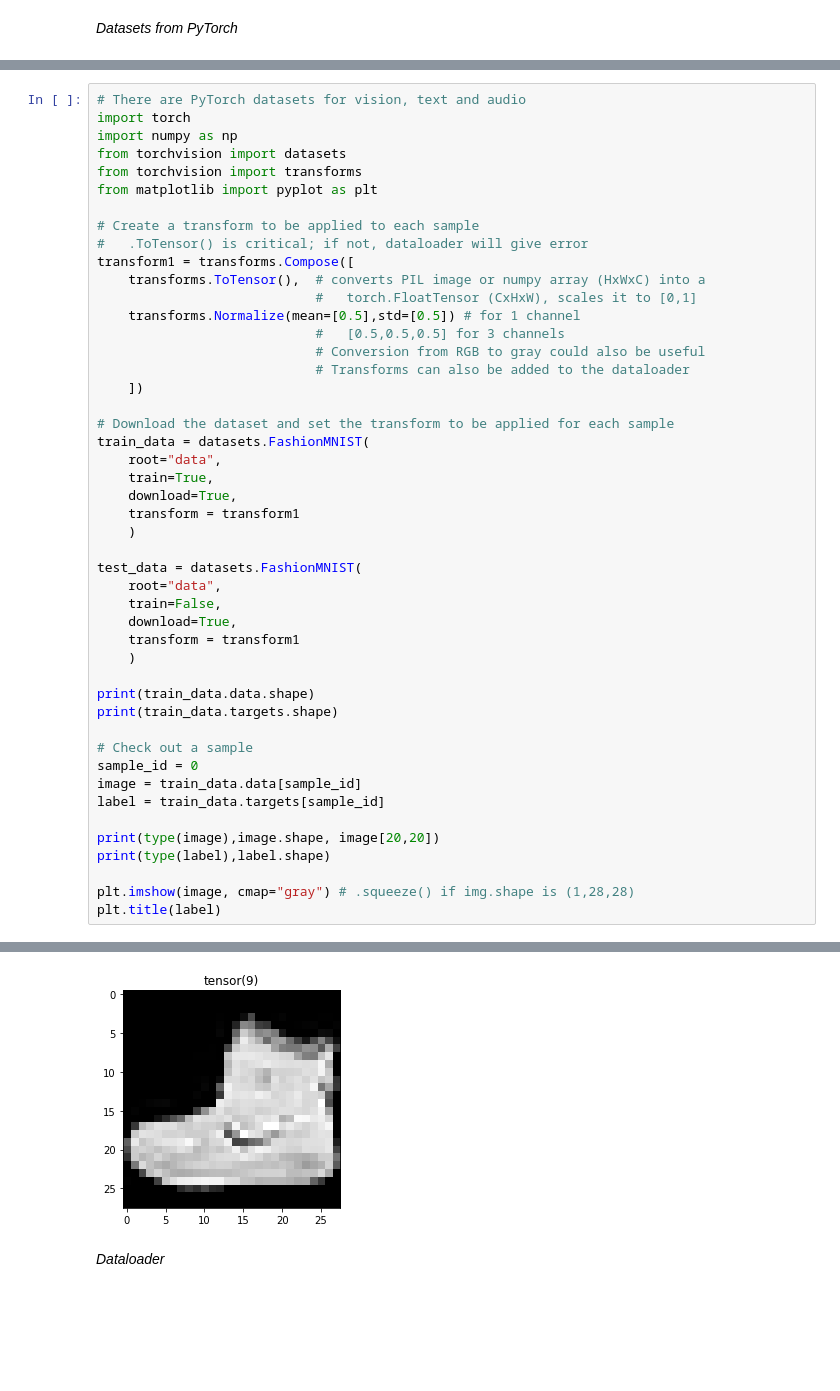
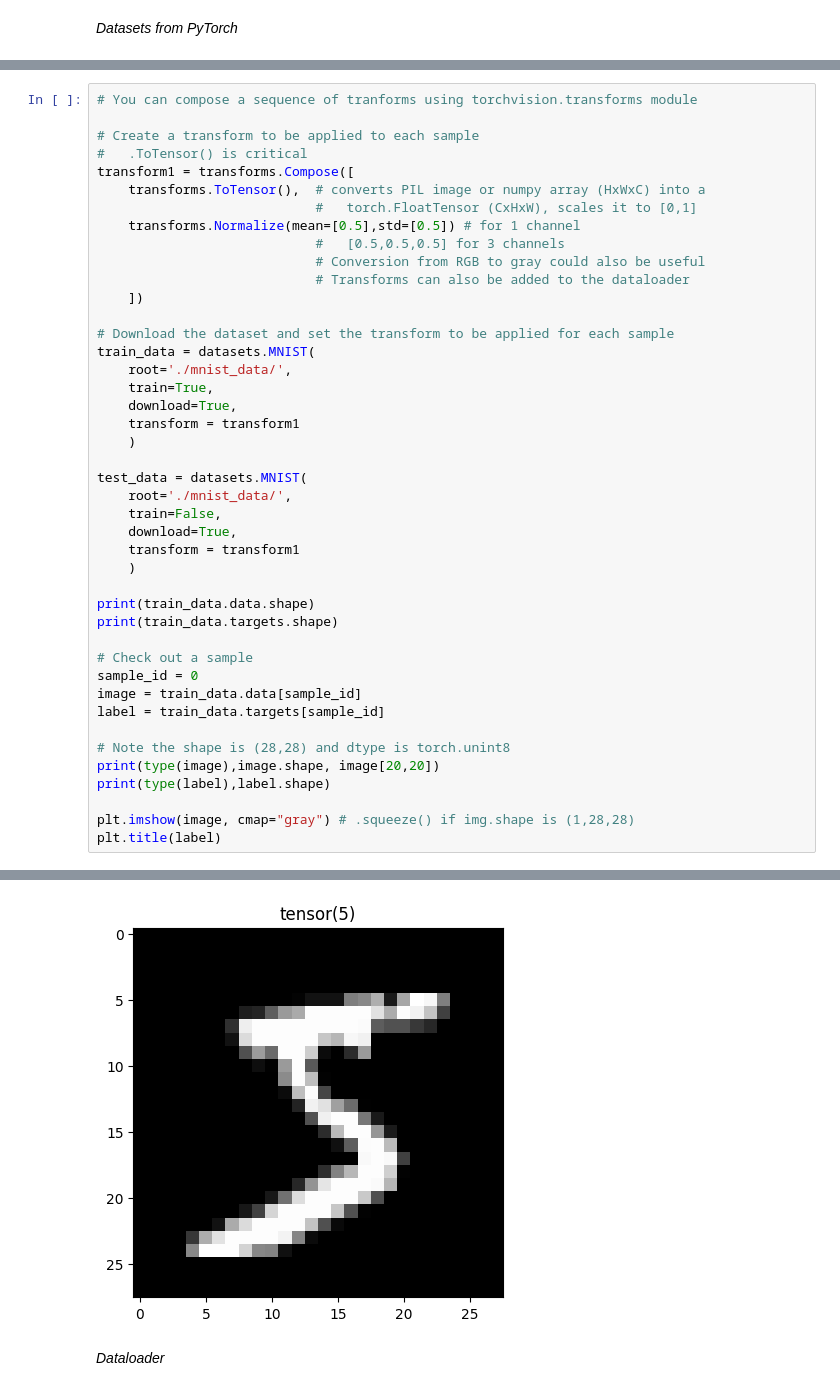
Before and after one commit to bahadirgunturk/PyTorch_notes, a Jupyter notebook: Notebooks/PyTorch_Set3_Datasets_Dataloaders.ipynb, the cells around one changed output, grey strips where cells are left out. Cells and saved outputs as stored; diff of their text form; blank space fills up the shorter version.

```diff
--- a/Notebooks/PyTorch_Set3_Datasets_Dataloaders.ipynb
+++ b/Notebooks/PyTorch_Set3_Datasets_Dataloaders.ipynb
@@ -7,13 +173,8 @@
 # %%
-# There are PyTorch datasets for vision, text and audio
-import torch
-import numpy as np
-from torchvision import datasets
-from torchvision import transforms
-from matplotlib import pyplot as plt
+# You can compose a sequence of tranforms using torchvision.transforms module
 
 # Create a transform to be applied to each sample
-#   .ToTensor() is critical; if not, dataloader will give error
+#   .ToTensor() is critical
 transform1 = transforms.Compose([
     transforms.ToTensor(),  # converts PIL image or numpy array (HxWxC) into a
                             #   torch.FloatTensor (CxHxW), scales it to [0,1]
@@ -24,15 +185,15 @@ transform1 = transforms.Compose([
     ])
 
 # Download the dataset and set the transform to be applied for each sample
-train_data = datasets.FashionMNIST(
-    root="data",
+train_data = datasets.MNIST(
+    root='./mnist_data/',
     train=True,
     download=True,
     transform = transform1
     )
 
-test_data = datasets.FashionMNIST(
-    root="data",
+test_data = datasets.MNIST(
+    root='./mnist_data/',
     train=False,
     download=True,
     transform = transform1
@@ -46,6 +207,7 @@ sample_id = 0
 image = train_data.data[sample_id]
 label = train_data.targets[sample_id]
 
+# Note the shape is (28,28) and dtype is torch.unint8
 print(type(image),image.shape, image[20,20])
 print(type(label),label.shape)
 
@@ -60,4 +222,4 @@ Text(0.5, 1.0, 'tensor(9)')
-[figure, old version]
+[figure, new version]
 # %% [markdown]
 *Dataloader*
 # %%
```
Also changed, not shown: parts of 11 cells of this notebook.
